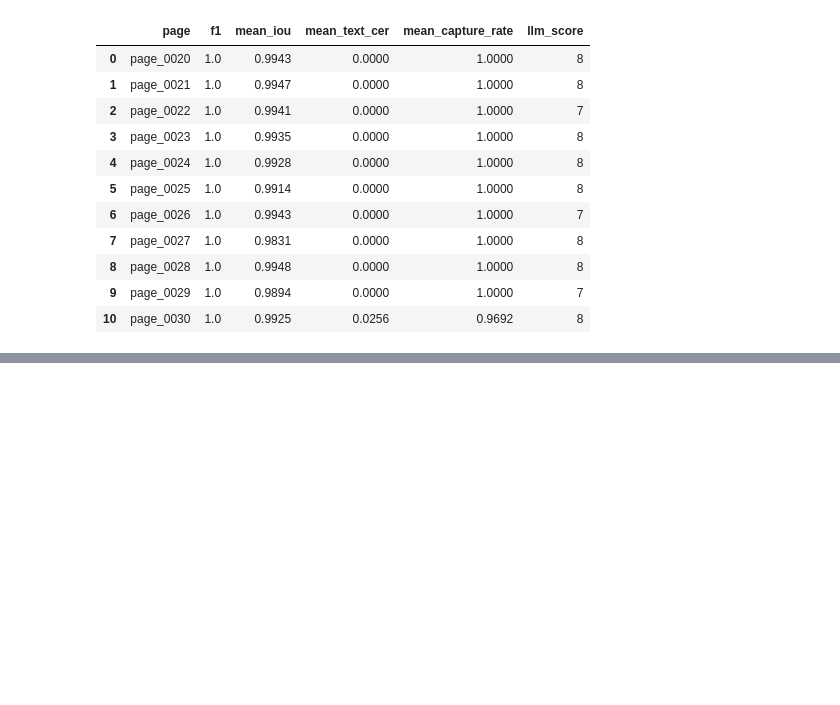
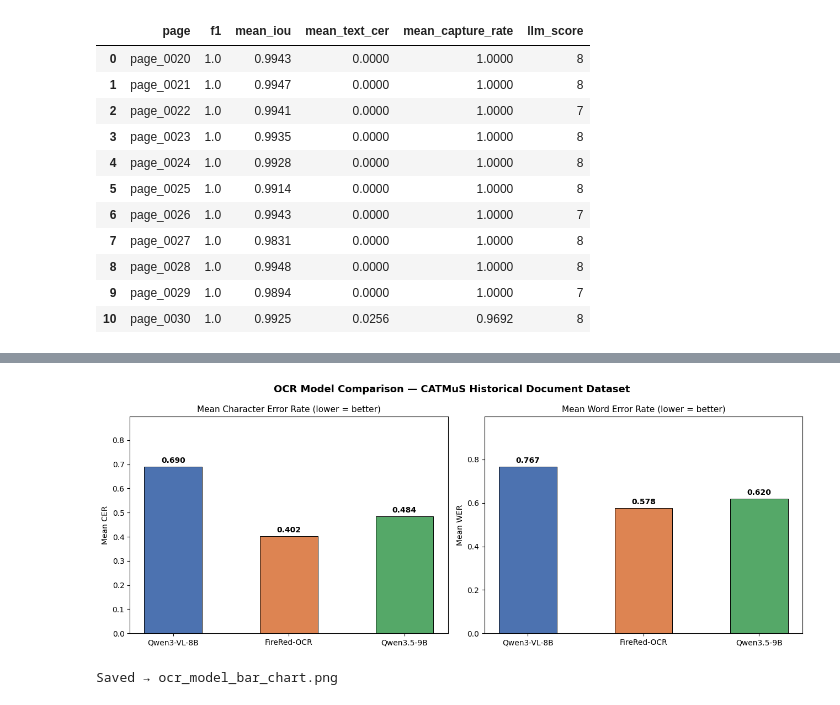
Before and after one commit to zeronohako/iconologia, a Jupyter notebook: notebook.ipynb, the cells around one changed output, grey strips where cells are left out. Saved outputs shown, nothing was run; the diff lists cells and outputs as text; code cells hidden in the pictures; blank space fills up the shorter version.

```diff
--- a/notebook.ipynb
+++ b/notebook.ipynb
@@ -545,0 +740,57 @@ Mean LLM Score:    7.7 / 10
+# %%
+
+
+labels  = df_summary.index.tolist()
+
+x       = np.arange(len(labels))
+
+width   = 0.35
+
+colors  = ["#4C72B0", "#DD8452", "#55A868"]
+
+
+
+fig, axes = plt.subplots(1, 2, figsize=(13, 5))
+
+fig.suptitle("OCR Model Comparison — CATMuS Historical Document Dataset", fontsize=13, fontweight="bold")
+
+
+
+for ax, metric, title in [
+
+    (axes[0], "Mean CER",  "Mean Character Error Rate (lower = better)"),
+
+    (axes[1], "Mean WER",  "Mean Word Error Rate (lower = better)"),
+
+]:
+
+    bars = ax.bar(x, df_summary[metric], width=0.5, color=colors, edgecolor="black", linewidth=0.7)
+
+    ax.set_xticks(x)
+
+    ax.set_xticklabels(labels, fontsize=10)
+
+    ax.set_ylabel(metric)
+
+    ax.set_title(title, fontsize=11)
+
+    ax.set_ylim(0, min(1.0, df_summary[metric].max() * 1.3))
+
+    for bar, val in zip(bars, df_summary[metric]):
+
+        ax.text(bar.get_x() + bar.get_width()/2, bar.get_height() + 0.01,
+
+                f"{val:.3f}", ha="center", va="bottom", fontsize=10, fontweight="bold")
+
+
+
+plt.tight_layout()
+
+plt.savefig("ocr_model_bar_chart.png", dpi=150, bbox_inches="tight")
+
+plt.show()
+
+print("Saved → ocr_model_bar_chart.png")
+# %% [output]
+[figure, added]
+Saved → ocr_model_bar_chart.png
```
Also changed, not shown: parts of 11 cells of this notebook, 10 other files.
